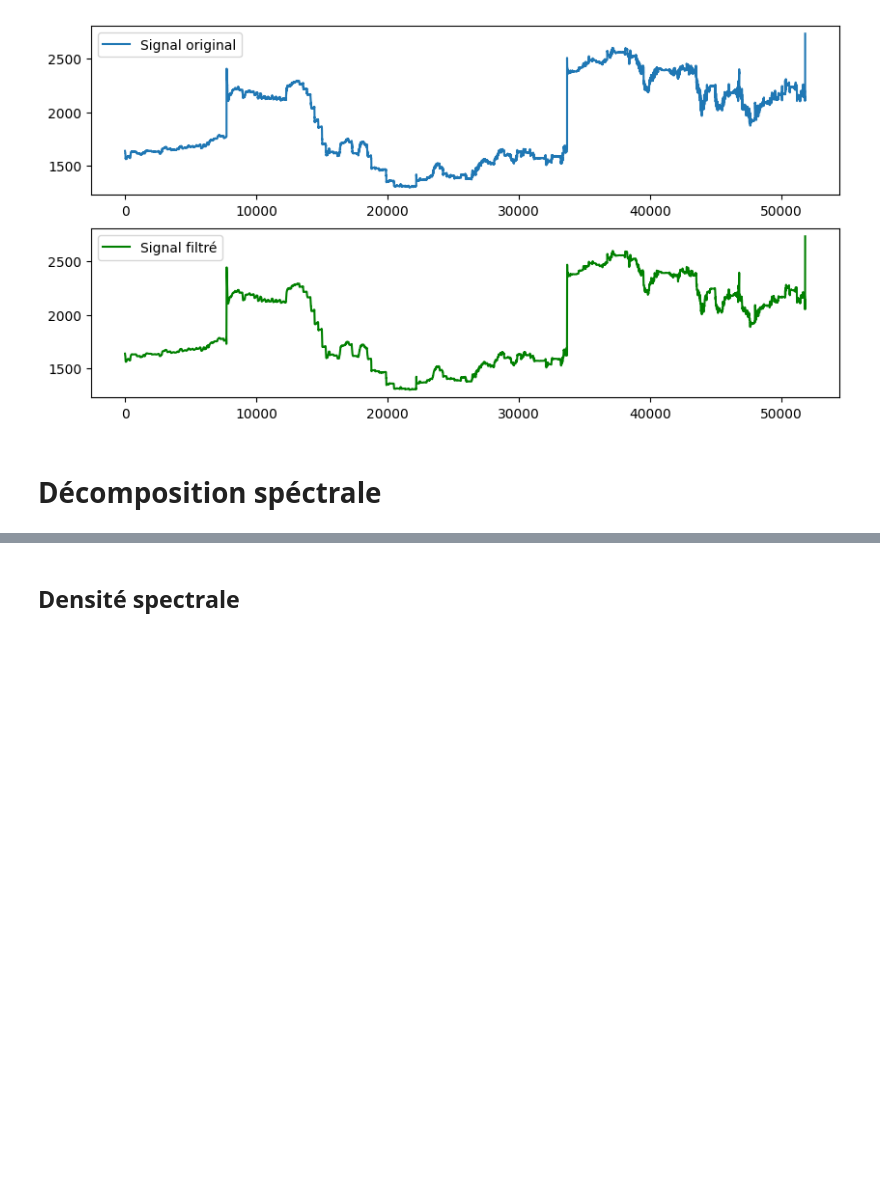
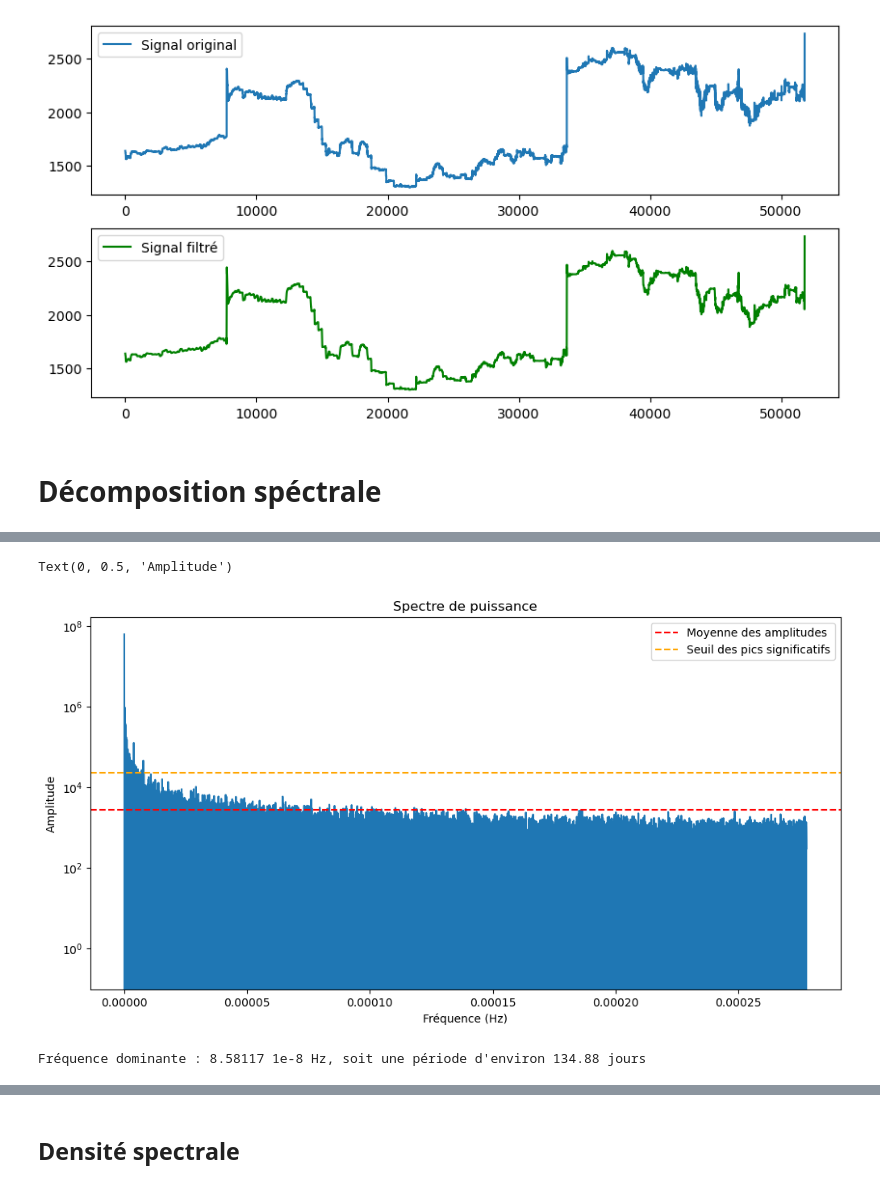
Before and after one commit to PiDchsn/Projet-RI, a Jupyter notebook: Analyse.ipynb, the cells around one changed output, grey strips where cells are left out. Cells and saved outputs as stored; diff of their text form; code cells hidden in the pictures; blank space fills up the shorter version.

Commit message:
Add files via upload
affichage composante cyclique fourier

```diff
--- a/Analyse.ipynb
+++ b/Analyse.ipynb
@@ -315,3 +321,41 @@ plt.ylabel('Amplitude')
 # %% [output]
 Text(0, 0.5, 'Amplitude')
 [figure]
+# %%
+# Paramètres
+T = 900  # Un point toutes les 15 min d'où 15*60
+fs = 1 / T
+N = len(data_ajust) # Nombre de points
+
+# Transformée de Fourier du signal
+signal_fft = rfft(data_ajust) # rfft car signal à valeurs réelles
+frequences = rfftfreq(N, T) # retourne sous forme de complexes
+amplitudes = np.real(signal_fft) # on prend la partie réelle
+
+plt.figure(figsize=(12, 6))
+
+# on affiche que la moitié car pour un signal réel
+# au-delà de la fréquence de Nyquist cela n'apport pas plus d'informations
+plt.semilogy(frequencies[:len(frequencies)//2], amplitudes[:len(amplitudes)//2])
+
+# utile pour la suite
+plt.axhline(y=np.mean(amplitudes), color='red', linestyle='--',label='Moyenne des amplitudes')
+plt.axhline(y=np.mean(amplitudes)*8, color='orange', linestyle='--',label='Seuil des pics significatifs')
+plt.legend()
+
+plt.title('Spectre de puissance')
+plt.xlabel('Fréquence (Hz)')
+plt.ylabel('Amplitude')
+# %% [output]
+Text(0, 0.5, 'Amplitude')
+[figure, added]
+# %%
+# Détection des pics dans le spectre d'amplitude
+peaks, _ = find_peaks(amplitudes, height=np.mean(amplitudes) * 8)  # Seulement les pics significatifs
+
+ # Première fréquence dominante
+frequence_principale = frequences[peaks[0]]
+periode_principale = 1 / frequence_principale
+print(f"Fréquence dominante : {frequence_principale*1e8:.5f} 1e-8 Hz, soit une période d'environ {periode_principale / (3600*24):.2f} jours")
+# %% [output]
+Fréquence dominante : 8.58117 1e-8 Hz, soit une période d'environ 134.88 jours
```
Also changed, not shown: parts of 9 cells of this notebook.
